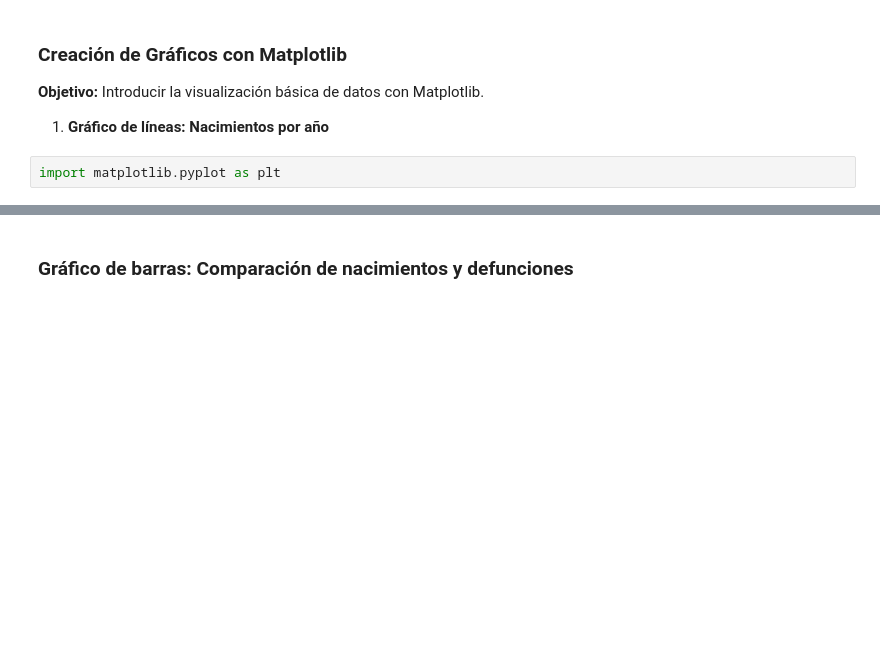
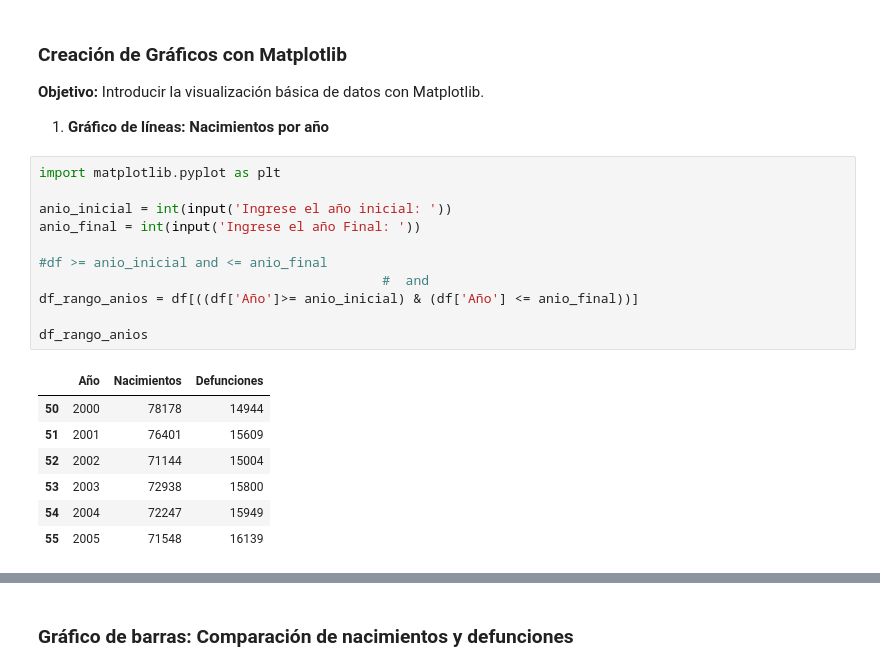
Before and after one commit to Geraldch/Programacion-Python-Basico-GRUPO-1---6181133432, a Jupyter notebook: Estudiantes/Gerald D. Chaves/Clase 10/Tarea/Practica_9.ipynb, the cells around one changed output, grey strips where cells are left out. Cells and saved outputs as stored; diff of their text form; blank space fills up the shorter version.

```diff
--- a/Estudiantes/Gerald D. Chaves/Clase 10/Tarea/Practica_9.ipynb
+++ b/Estudiantes/Gerald D. Chaves/Clase 10/Tarea/Practica_9.ipynb
@@ -208,5 +208,22 @@ Total de defunciones: 975501
 **Objetivo:** Introducir la visualización básica de datos con Matplotlib.
 
 1. **Gráfico de líneas: Nacimientos por año**
-# %%
-import matplotlib.pyplot as plt
+# %%
+import matplotlib.pyplot as plt
+
+anio_inicial = int(input('Ingrese el año inicial: '))
+anio_final = int(input('Ingrese el año Final: '))
+
+#df >= anio_inicial and <= anio_final
+                                            #  and
+df_rango_anios = df[((df['Año']>= anio_inicial) & (df['Año'] <= anio_final))]
+
+df_rango_anios
+# %% [output]
+|  | Año | Nacimientos | Defunciones |
+| 50 | 2000 | 78178 | 14944 |
+| 51 | 2001 | 76401 | 15609 |
+| 52 | 2002 | 71144 | 15004 |
+| 53 | 2003 | 72938 | 15800 |
+| 54 | 2004 | 72247 | 15949 |
+| 55 | 2005 | 71548 | 16139 |
```
Also changed, not shown: parts of 10 cells of this notebook.
